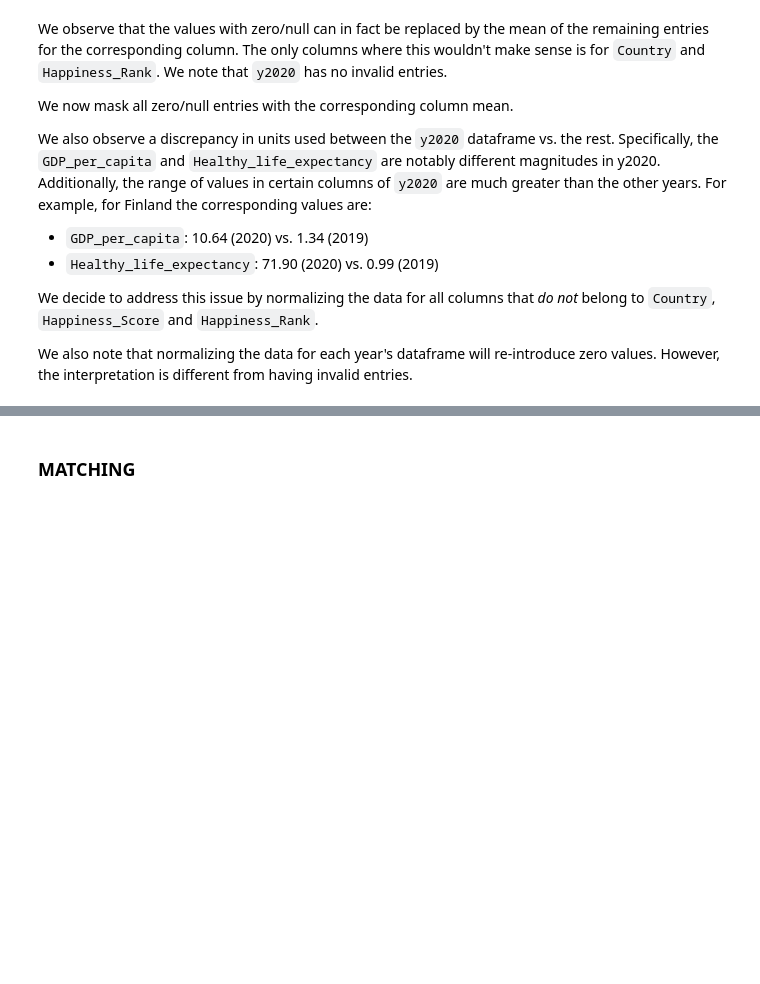
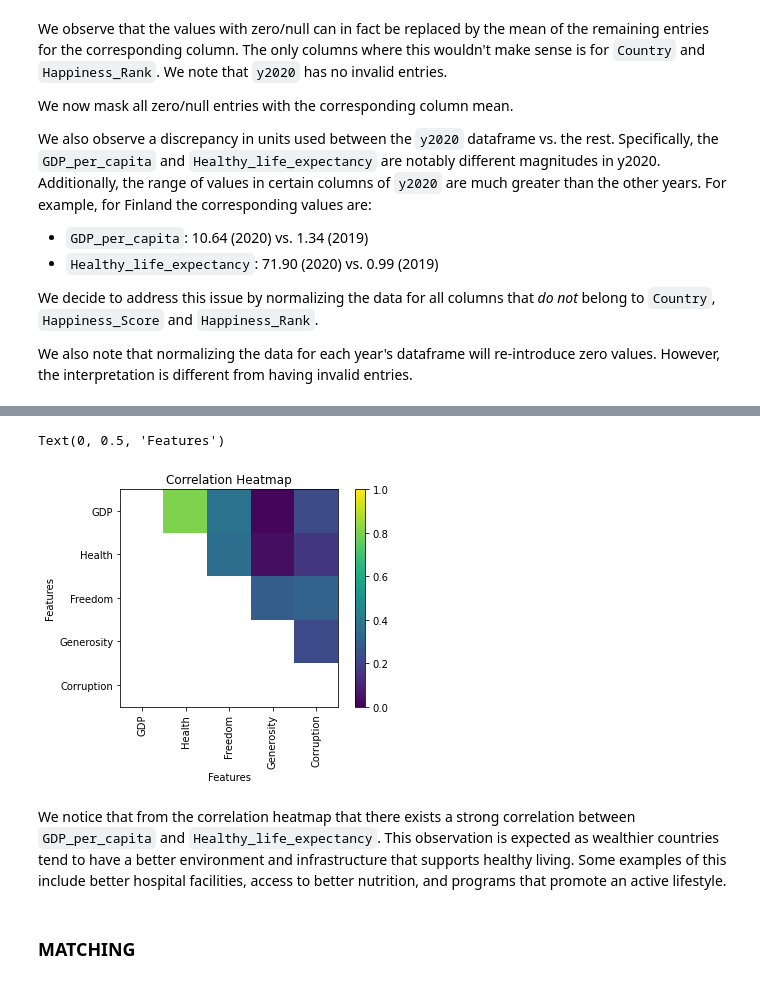
Before and after one commit to epfl-ada/ada-2020-project-milestone-p3-p3_spada, a Jupyter notebook: happiness.ipynb, the cells around one changed output, grey strips where cells are left out. Saved outputs shown, nothing was run; the diff lists cells and outputs as text; code cells hidden in the pictures; blank space fills up the shorter version.

Commit message:
add significance + correlation

```diff
--- a/happiness.ipynb
+++ b/happiness.ipynb
@@ -274,0 +304,4 @@ df.loc[df['Country']=="Switzerland"]
+# %%
+# create dataframe of features
+features = df.iloc[:, 4:]
+features.head()
@@ -275,3 +315,25 @@ df.loc[df['Country']=="Switzerland"]
+# %%
+# Create correlation matrix
+corr_matrix = features.corr().abs()
+
+# Select upper triangle of correlation matrix
+upper = corr_matrix.where(np.triu(np.ones(corr_matrix.shape), k=1).astype(np.bool))
+
+fig, ax = plt.subplots(1,1)
+
+plt.imshow(upper, cmap='viridis', vmax=1, vmin=0)
+plt.colorbar()
+plt.title('Correlation Heatmap')
+feat = ['_','GDP', 'Health', 'Freedom', 'Generosity', 'Corruption']
+ax.set_xticklabels(feat, rotation=90)
+ax.set_yticklabels(feat)
+plt.xlabel('Features')
+plt.ylabel('Features')
+# %% [output]
+Text(0, 0.5, 'Features')
+[figure, added]
+# %% [markdown]
+We notice that from the correlation heatmap that there exists a strong correlation between `GDP_per_capita` and `Healthy_life_expectancy`. This observation is expected as wealthier countries tend to have a better environment and infrastructure that supports healthy living. Some examples of this include better hospital facilities, access to better nutrition, and programs that promote an active lifestyle.
 # %% [markdown]
 ### MATCHING
 # %% [markdown]
```
Also changed, not shown: parts of 4 cells of this notebook.
